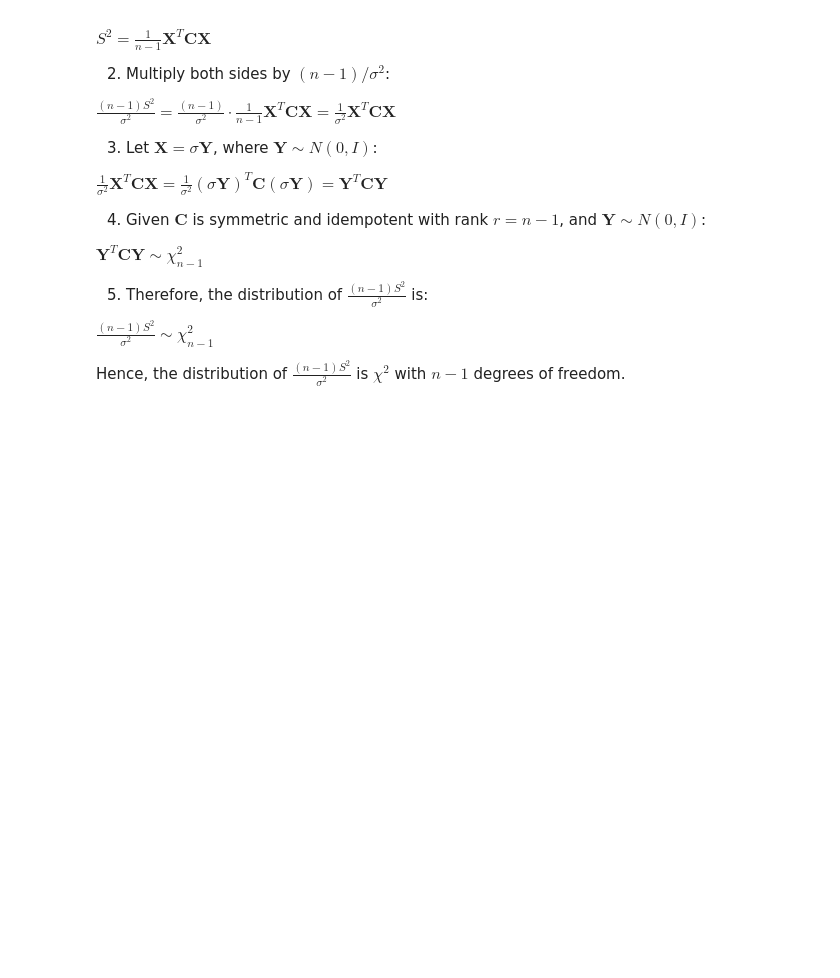
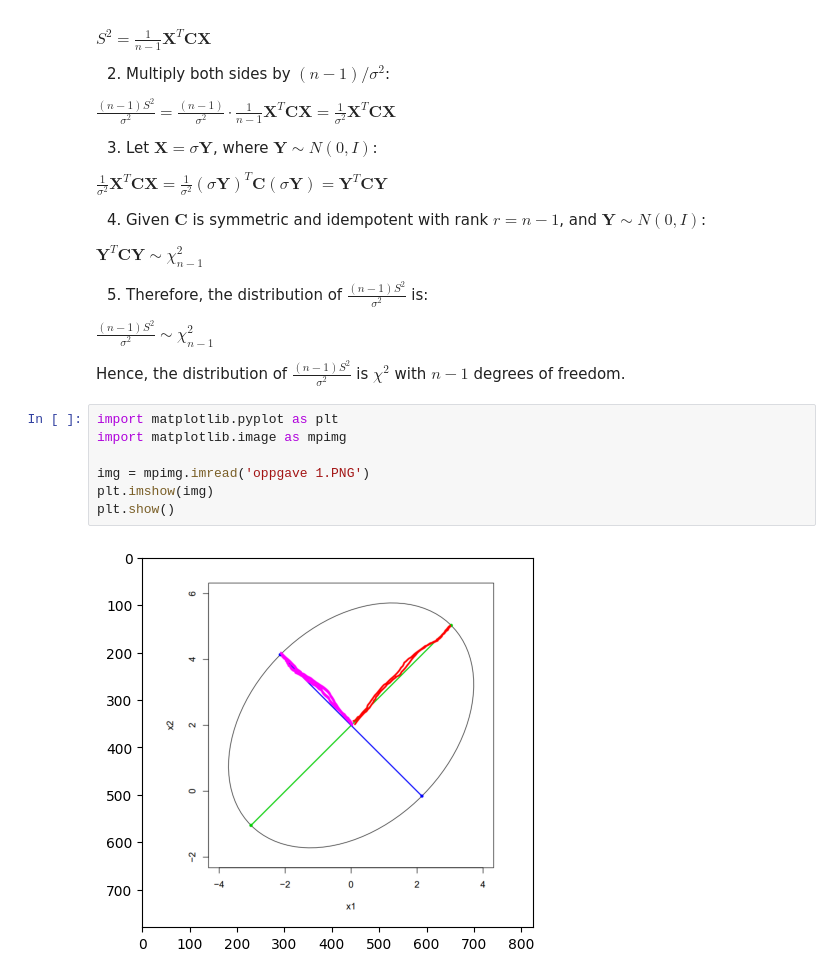
Before and after one commit to EinarJohannes/LinStat_1, a Jupyter notebook: task2.ipynb, the cells around one changed output. Cells and saved outputs as stored; diff of their text form; blank space fills up the shorter version.

```diff
--- a/task2.ipynb
+++ b/task2.ipynb
@@ -274,3 +280,12 @@ $\frac{(n-1)S^2}{\sigma^2} \sim \chi^2_{n-1}$
 
 
 Hence, the distribution of $\frac{(n-1)S^2}{\sigma^2}$ is $\chi^2$ with $n-1$ degrees of freedom.
+# %%
+import matplotlib.pyplot as plt
+import matplotlib.image as mpimg
+
+img = mpimg.imread('oppgave 1.PNG')
+plt.imshow(img)
+plt.show()
+# %% [output]
+[figure, added]
```
Also changed, not shown: parts of 1 cell of this notebook, 1 other file.
